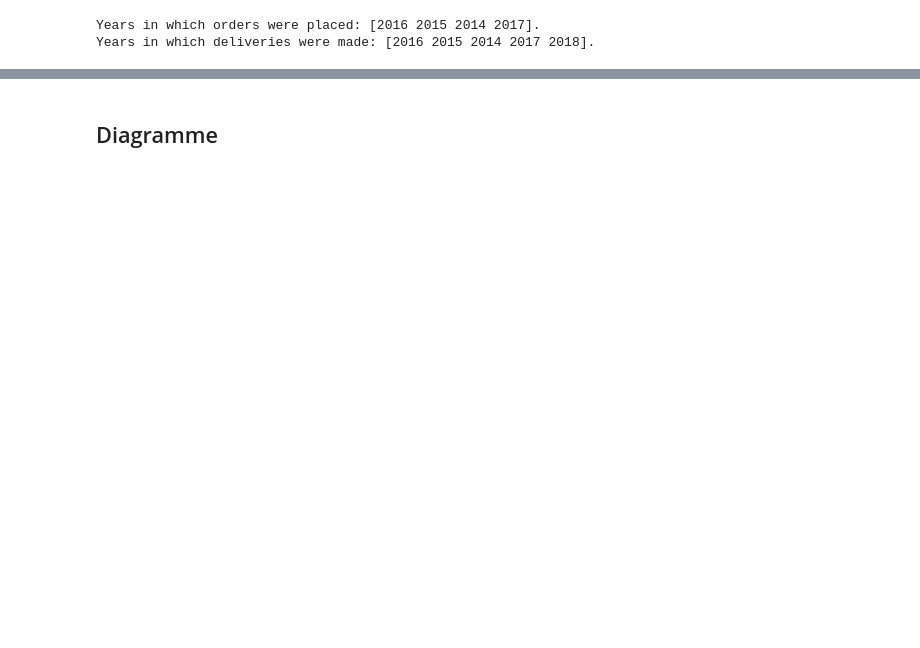
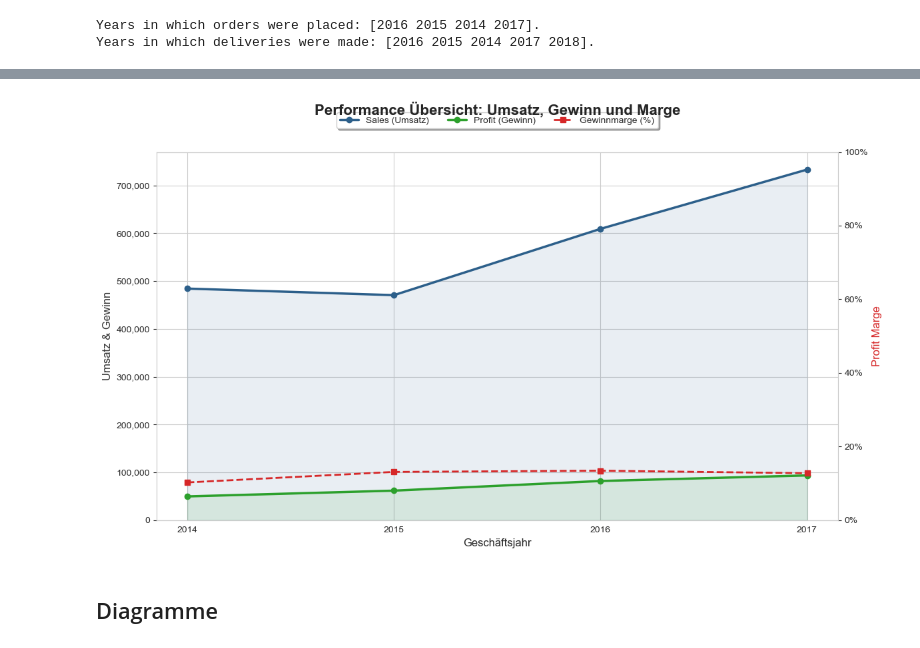
Before and after one commit to justushtr/data_engineering, a Jupyter notebook: data_analytics.ipynb, the cells around one changed output, grey strips where cells are left out. Saved outputs shown, nothing was run; the diff lists cells and outputs as text; code cells hidden in the pictures; blank space fills up the shorter version.

```diff
--- a/data_analytics.ipynb
+++ b/data_analytics.ipynb
@@ -29,3 +93,57 @@ Durchscnittserlös von 7.562036852111002 per Unit.
+# %%
+sns.set_style("whitegrid")
+# Daten aggregieren und Marge berechnen
+yearly_stats = df.groupby('order_year')[['sales', 'profit']].sum()
+yearly_stats['margin'] = yearly_stats['profit'] / yearly_stats['sales']
+
+# Plot Setup
+fig, ax1 = plt.subplots(figsize=(12, 7))
+
+# Farben
+color_sales = '#2c5f8a'
+color_profit = '#2ca02c'
+color_margin = '#d62728'
+
+# LINKE ACHSE (Sales & Profit)
+ax1.set_xlabel('Geschäftsjahr', fontsize=12)
+ax1.set_ylabel('Umsatz & Gewinn', color='#333333', fontsize=12)
+
+# Sales & Profit Linien mit Füllung
+ax1.plot(yearly_stats.index, yearly_stats['sales'], color=color_sales,
+         marker='o', linewidth=2.5, label='Sales (Umsatz)')
+ax1.fill_between(yearly_stats.index, yearly_stats['sales'], color=color_sales, alpha=0.1)
+
+ax1.plot(yearly_stats.index, yearly_stats['profit'], color=color_profit,
+         marker='o', linewidth=2.5, label='Profit (Gewinn)')
+ax1.fill_between(yearly_stats.index, yearly_stats['profit'], color=color_profit, alpha=0.1)
+
+# Formatierung: Tausender-Trennzeichen und Start bei 0
+ax1.yaxis.set_major_formatter(ticker.StrMethodFormatter('{x:,.0f}'))
+ax1.xaxis.set_major_locator(ticker.MaxNLocator(integer=True))
+ax1.set_ylim(bottom=0)
+
+# RECHTE ACHSE (Marge) + LINIE
+ax2 = ax1.twinx()
+ax2.set_ylabel('Profit Marge', color=color_margin, fontsize=12)
+ax2.plot(yearly_stats.index, yearly_stats['margin'], color=color_margin,
+         marker='s', linestyle='--', linewidth=2, label='Gewinnmarge (%)')
+ax2.set_ylim(0, 1)
+ax2.yaxis.set_major_formatter(ticker.PercentFormatter(1.0))
+ax2.grid(False)
+
+# LEGENDE & TITEL
+lines_1, labels_1 = ax1.get_legend_handles_labels()
+lines_2, labels_2 = ax2.get_legend_handles_labels()
+
+ax1.legend(lines_1 + lines_2, labels_1 + labels_2,
+           loc='upper center', bbox_to_anchor=(0.5, 1.12),
+           ncol=3, frameon=True, shadow=True)
+
+plt.title('Performance Übersicht: Umsatz, Gewinn und Marge', fontsize=16, fontweight='bold', pad=40)
+plt.tight_layout()
+plt.show()
+# %% [output]
+[figure, added]
 # %% [markdown]
 ## Diagramme
 # %%
```
Also changed, not shown: parts of 16 cells of this notebook, 2 other files.
